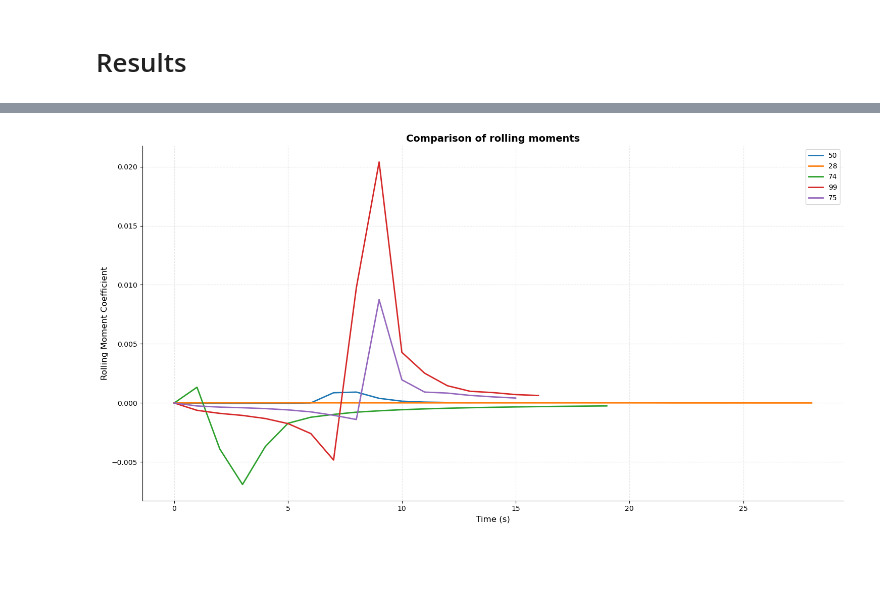
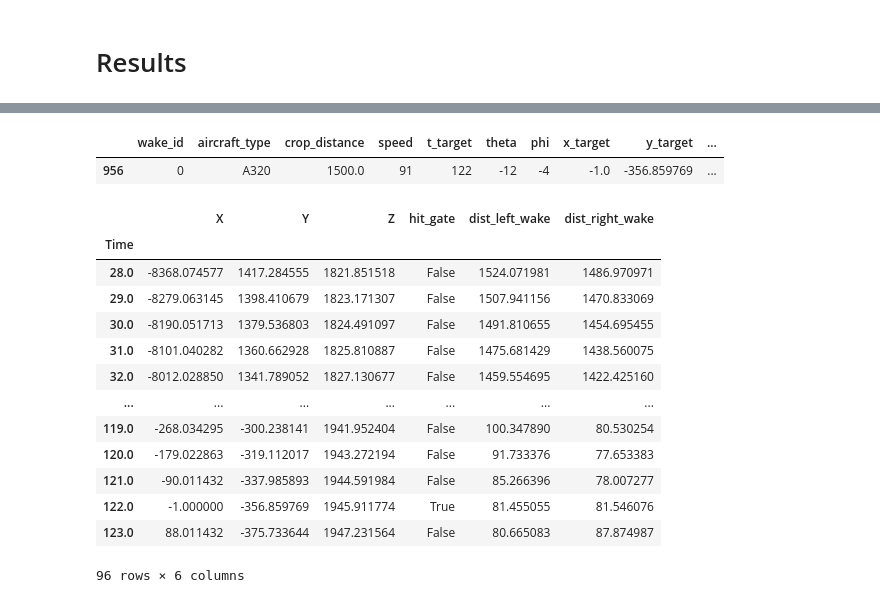
Before and after one commit to kruuZHAW/wake_encounter, a Jupyter notebook: run/analysis.ipynb, the cells around one changed output, grey strips where cells are left out. Saved outputs shown, nothing was run; the diff lists cells and outputs as text; code cells hidden in the pictures; blank space fills up the shorter version.

```diff
--- a/run/analysis.ipynb
+++ b/run/analysis.ipynb
@@ -79,2 +132,24 @@ pd.read_parquet(os.path.join(source_path, "wakes", str(sim), "param.parquet"))
+# %%
+# Simulation 92 is a great example of no RMC for a perfect 90 deg angle
+aggregated_params.query("simulation_index == 96")
+# %% [output]
+|  | wake_id | aircraft_type | crop_distance | speed | t_target | theta | phi | x_target | y_target | ... |
+| 956 | 0 | A320 | 1500.0 | 91 | 122 | -12 | -4 | -1.0 | -356.859769 | ... |
 # %%
-pd.read_parquet("/backup/kruu/wake_encounter_simulations/encounters/0/A320_0_results.parquet")
+test = pd.read_parquet("/backup/kruu/wake_encounter_simulations/encounters/96/encounter_df.parquet")
+test
+# %% [output]
+|  | X | Y | Z | hit_gate | dist_left_wake | dist_right_wake |
+| Time |  |  |  |  |  |  |
+| 28.0 | -8368.074577 | 1417.284555 | 1821.851518 | False | 1524.071981 | 1486.970971 |
+| 29.0 | -8279.063145 | 1398.410679 | 1823.171307 | False | 1507.941156 | 1470.833069 |
+| 30.0 | -8190.051713 | 1379.536803 | 1824.491097 | False | 1491.810655 | 1454.695455 |
+| 31.0 | -8101.040282 | 1360.662928 | 1825.810887 | False | 1475.681429 | 1438.560075 |
+| 32.0 | -8012.028850 | 1341.789052 | 1827.130677 | False | 1459.554695 | 1422.425160 |
+| ... | ... | ... | ... | ... | ... | ... |
+| 119.0 | -268.034295 | -300.238141 | 1941.952404 | False | 100.347890 | 80.530254 |
+| 120.0 | -179.022863 | -319.112017 | 1943.272194 | False | 91.733376 | 77.653383 |
+| 121.0 | -90.011432 | -337.985893 | 1944.591984 | False | 85.266396 | 78.007277 |
+| 122.0 | -1.000000 | -356.859769 | 1945.911774 | True | 81.455055 | 81.546076 |
+| 123.0 | 88.011432 | -375.733644 | 1947.231564 | False | 80.665083 | 87.874987 |
+96 rows × 6 columns
@@ -101,26 +155,0 @@ labels = sim_to_plot
-# %%
-plt.figure(figsize=(15, 8))
-plt.grid(alpha=0.3, linestyle='--')
-
-for i, (df, label) in enumerate(zip(dataframes, labels)):
-    plt.plot(df["C_l"], label=label, linewidth=2)
-
-plt.legend(title="Scenarios", fontsize='medium', frameon=False)
-plt.legend()
-
-# Add labels and title for better clarity
-plt.xlabel("Time (s)", fontsize=12)
-plt.ylabel("Rolling Moment Coefficient", fontsize=12)
-plt.title("Comparison of rolling moments", fontsize=14, fontweight='bold')
-
-plt.xticks(fontsize=10)
-plt.yticks(fontsize=10)
-plt.tight_layout()
-
-plt.gca().spines['top'].set_visible(False)
-plt.gca().spines['right'].set_visible(False)
-
-# Show the plot
-plt.show()
-# %% [output]
-[figure, removed]
```
Also changed, not shown: parts of 17 cells of this notebook, 6 other files.
